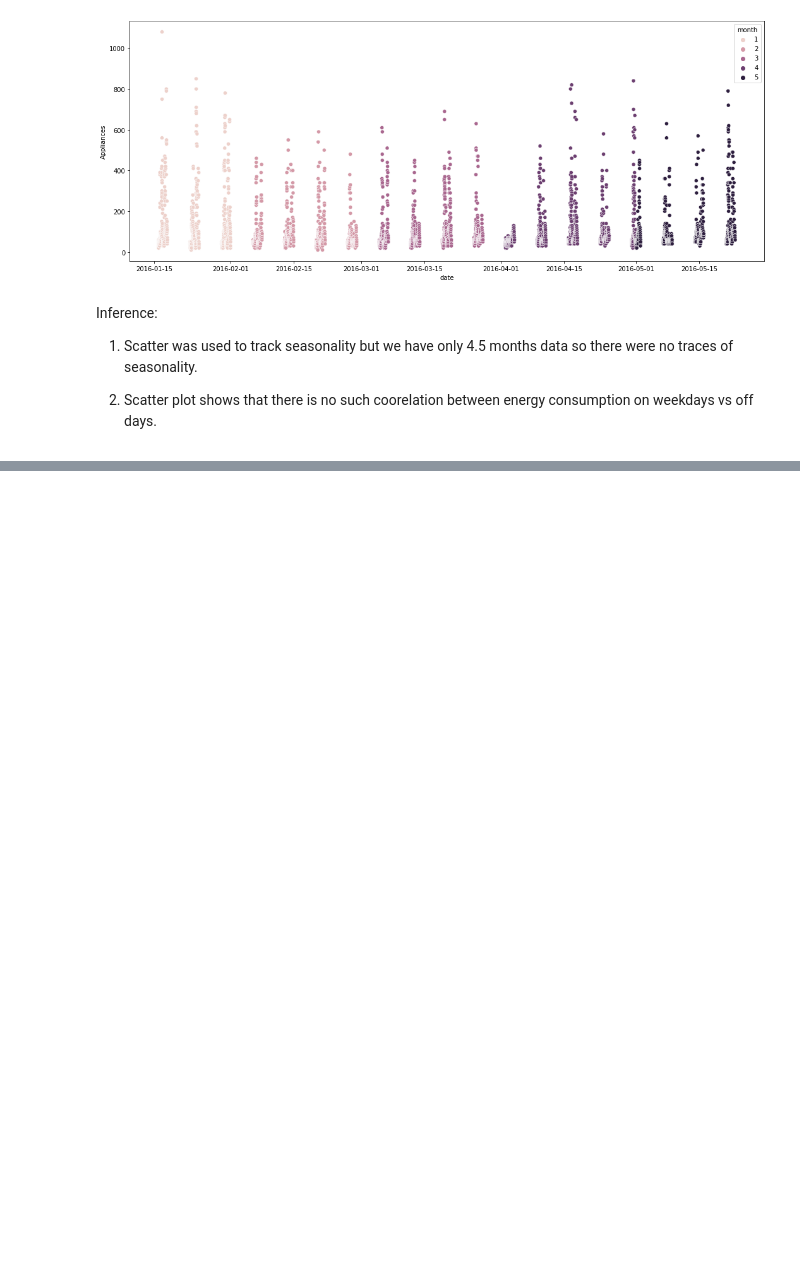
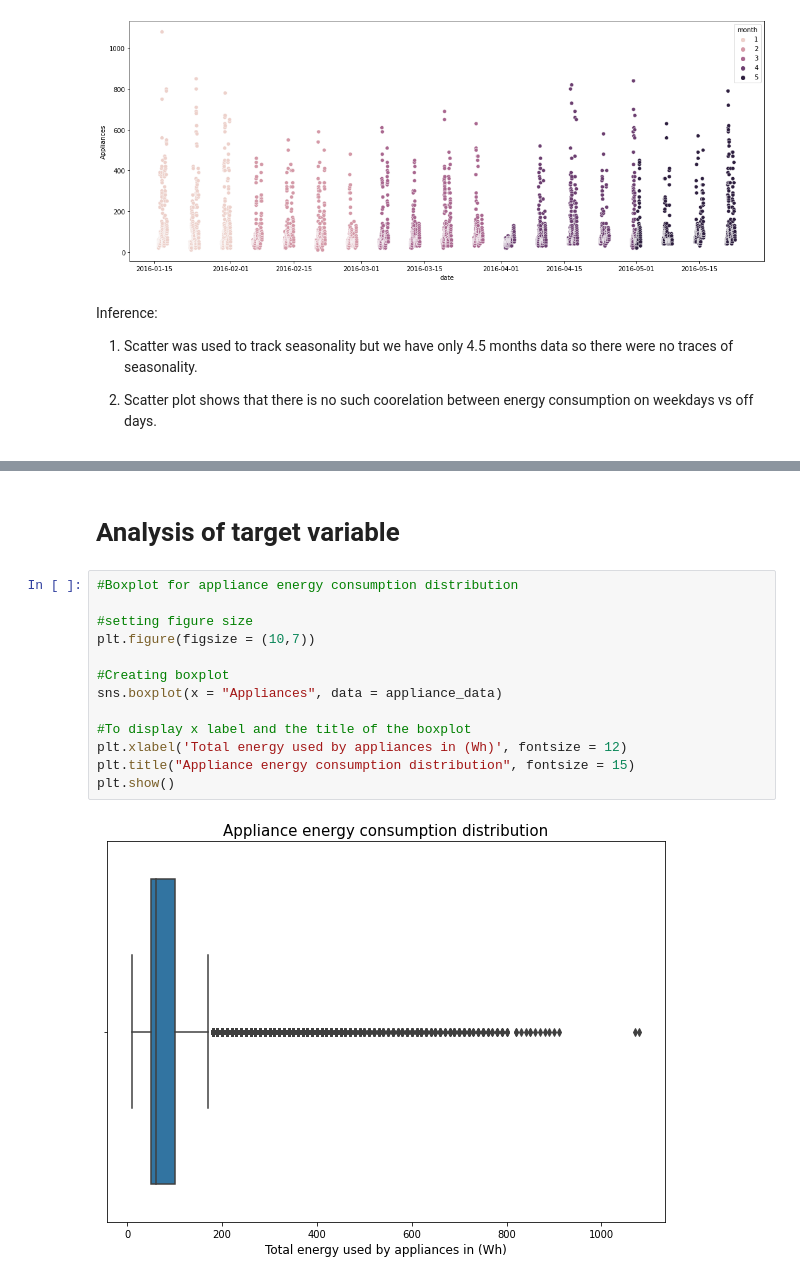
Before and after one commit to Akshadanair/Appliances-Energy-Prediction, a Jupyter notebook: Appliances_Energy_Prediction.ipynb, the cells around one changed output, grey strips where cells are left out. Saved outputs shown, nothing was run; the diff lists cells and outputs as text; blank space fills up the shorter version.

```diff
--- a/Appliances_Energy_Prediction.ipynb
+++ b/Appliances_Energy_Prediction.ipynb
@@ -373,0 +489,17 @@ Inference:
+# %% [markdown]
+# **Analysis of target variable**
+# %%
+#Boxplot for appliance energy consumption distribution
+
+#setting figure size
+plt.figure(figsize = (10,7))
+
+#Creating boxplot
+sns.boxplot(x = "Appliances", data = appliance_data)
+
+#To display x label and the title of the boxplot
+plt.xlabel('Total energy used by appliances in (Wh)', fontsize = 12)
+plt.title("Appliance energy consumption distribution", fontsize = 15)
+plt.show()
+# %% [output]
+[figure, added]
```
Also changed, not shown: parts of 16 cells of this notebook.
